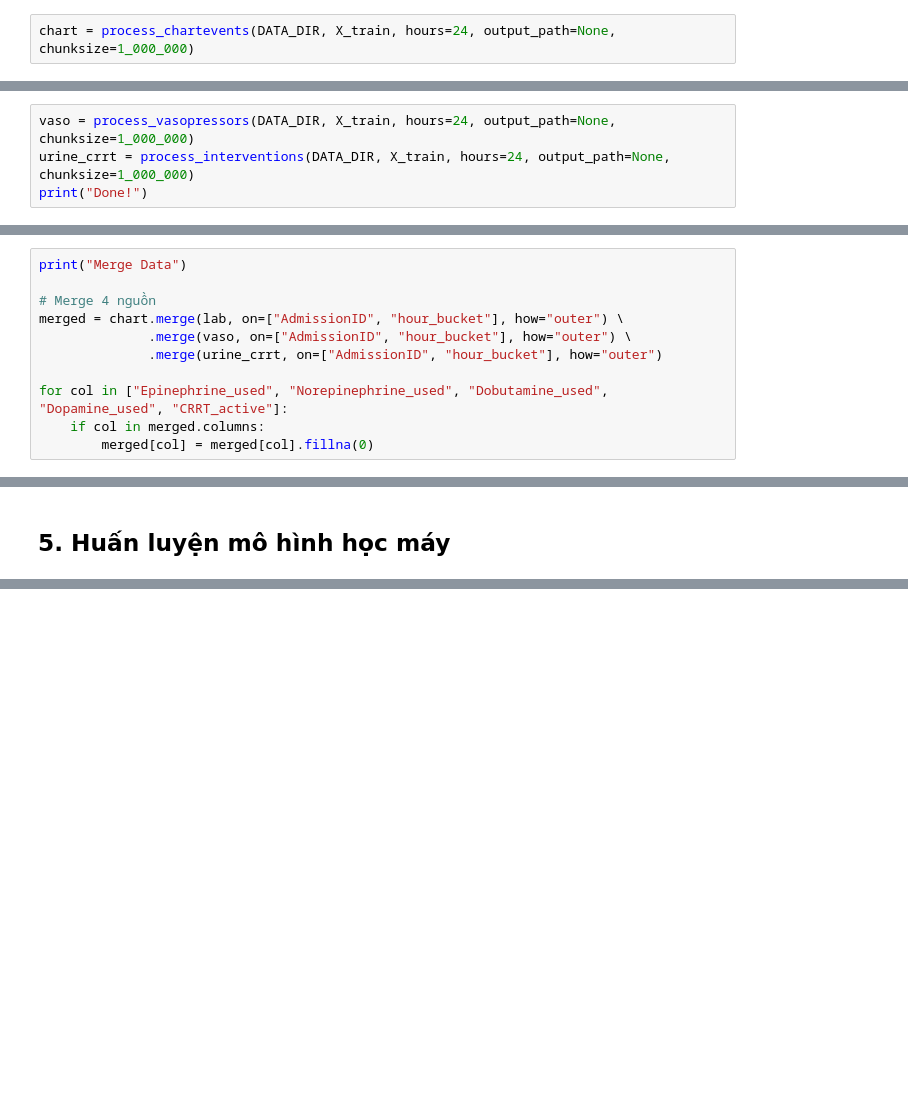
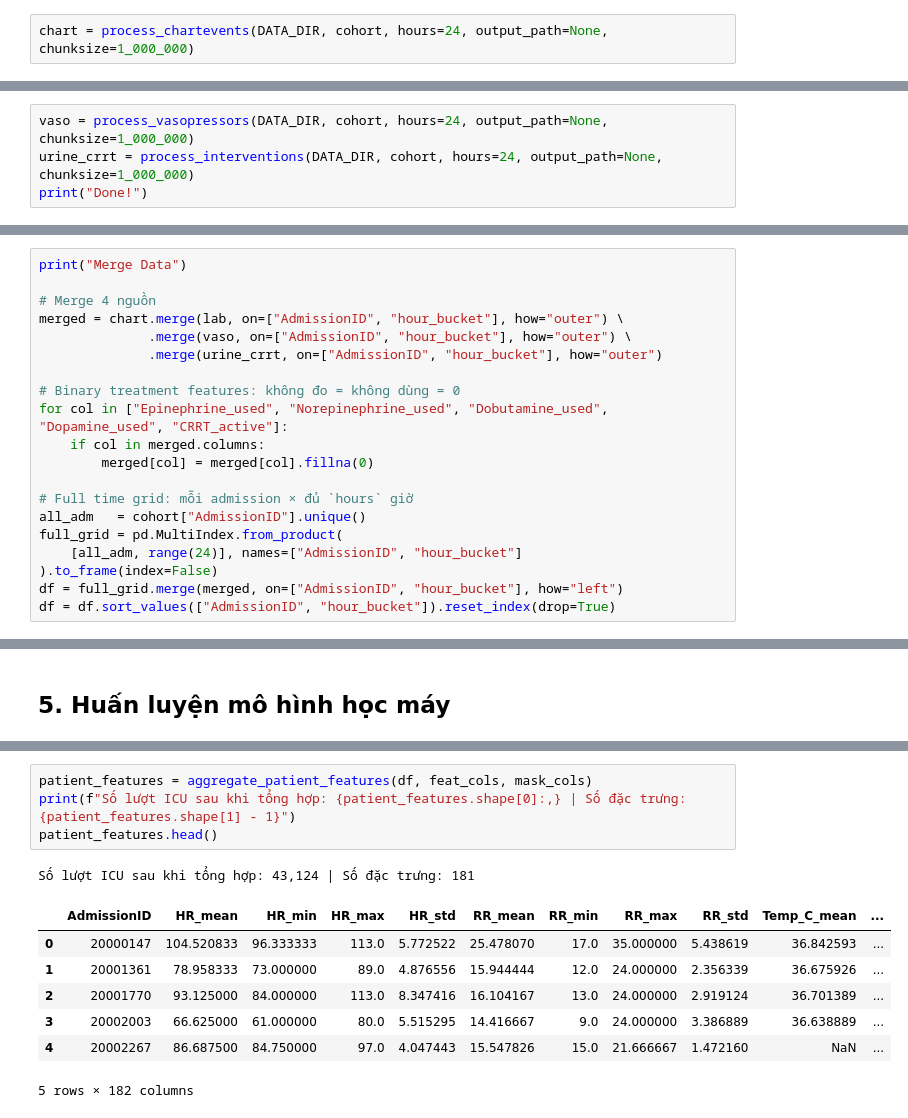
Before and after one commit to TienNguyen0712/hybrid-llm-tabular-pipeline-for-icu-mortality-prediction, a Jupyter notebook: notebooks/predict_mortality_using_mimic_iv_baseline_1.ipynb, the cells around one changed output, grey strips where cells are left out. Cells and saved outputs as stored; diff of their text form; blank space fills up the shorter version.

```diff
--- a/notebooks/predict_mortality_using_mimic_iv_baseline_1.ipynb
+++ b/notebooks/predict_mortality_using_mimic_iv_baseline_1.ipynb
@@ -655,7 +569,7 @@ def process_chartevents(data_dir, cohort, hours=24, output_path=None, chunksize=
         if os.path.exists(temp_dir):
             shutil.rmtree(temp_dir)
 # %%
-chart = process_chartevents(DATA_DIR, X_train, hours=24, output_path=None, chunksize=1_000_000)
+chart = process_chartevents(DATA_DIR, cohort, hours=24, output_path=None, chunksize=1_000_000)
 # %% [output]
 Đang xử lý chartevents (Parquet) theo chunk (chunksize=1000000)...
 # %%
@@ -1064,8 +967,8 @@ def process_interventions(data_dir, cohort, hours=24, output_path=None, chunksiz
             if os.path.exists(d):
                 shutil.rmtree(d)
 # %%
-vaso = process_vasopressors(DATA_DIR, X_train, hours=24, output_path=None, chunksize=1_000_000)
-urine_crrt = process_interventions(DATA_DIR, X_train, hours=24, output_path=None, chunksize=1_000_000)
+vaso = process_vasopressors(DATA_DIR, cohort, hours=24, output_path=None, chunksize=1_000_000)
+urine_crrt = process_interventions(DATA_DIR, cohort, hours=24, output_path=None, chunksize=1_000_000)
 print("Done!")
 # %% [output]
 Xử lý Vasopressors (Parquet) theo chunk (chunksize=1000000)...
@@ -1085,8 +988,17 @@ merged = chart.merge(lab, on=["AdmissionID", "hour_bucket"], how="outer") \
               .merge(vaso, on=["AdmissionID", "hour_bucket"], how="outer") \
               .merge(urine_crrt, on=["AdmissionID", "hour_bucket"], how="outer")
 
+# Binary treatment features: không đo = không dùng = 0
 for col in ["Epinephrine_used", "Norepinephrine_used", "Dobutamine_used", "Dopamine_used", "CRRT_active"]:
     if col in merged.columns:
         merged[col] = merged[col].fillna(0)
+
+# Full time grid: mỗi admission × đủ `hours` giờ
+all_adm   = cohort["AdmissionID"].unique()
+full_grid = pd.MultiIndex.from_product(
+    [all_adm, range(24)], names=["AdmissionID", "hour_bucket"]
+).to_frame(index=False)
+df = full_grid.merge(merged, on=["AdmissionID", "hour_bucket"], how="left")
+df = df.sort_values(["AdmissionID", "hour_bucket"]).reset_index(drop=True)
 # %% [output]
 Merge Data
@@ -1308,0 +1133,13 @@ plt.show()''')
+# %%
+patient_features = aggregate_patient_features(df, feat_cols, mask_cols)
+print(f"Số lượt ICU sau khi tổng hợp: {patient_features.shape[0]:,} | Số đặc trưng: {patient_features.shape[1] - 1}")
+patient_features.head()
+# %% [output]
+Số lượt ICU sau khi tổng hợp: 43,124 | Số đặc trưng: 181
+|  | AdmissionID | HR_mean | HR_min | HR_max | HR_std | RR_mean | RR_min | RR_max | RR_std | Temp_C_mean | ... |
+| 0 | 20000147 | 104.520833 | 96.333333 | 113.0 | 5.772522 | 25.478070 | 17.0 | 35.000000 | 5.438619 | 36.842593 | ... |
+| 1 | 20001361 | 78.958333 | 73.000000 | 89.0 | 4.876556 | 15.944444 | 12.0 | 24.000000 | 2.356339 | 36.675926 | ... |
+| 2 | 20001770 | 93.125000 | 84.000000 | 113.0 | 8.347416 | 16.104167 | 13.0 | 24.000000 | 2.919124 | 36.701389 | ... |
+| 3 | 20002003 | 66.625000 | 61.000000 | 80.0 | 5.515295 | 14.416667 | 9.0 | 24.000000 | 3.386889 | 36.638889 | ... |
+| 4 | 20002267 | 86.687500 | 84.750000 | 97.0 | 4.047443 | 15.547826 | 15.0 | 21.666667 | 1.472160 | NaN | ... |
+5 rows × 182 columns
```
Also changed, not shown: parts of 29 cells of this notebook.
